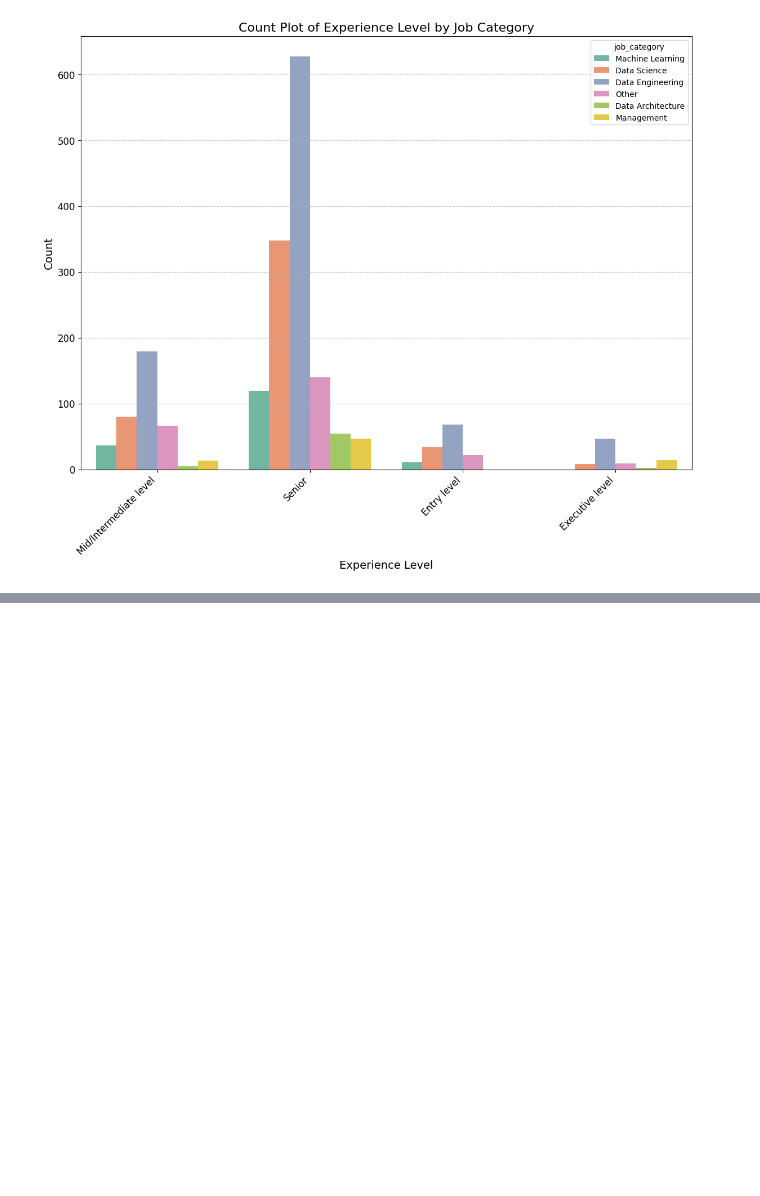
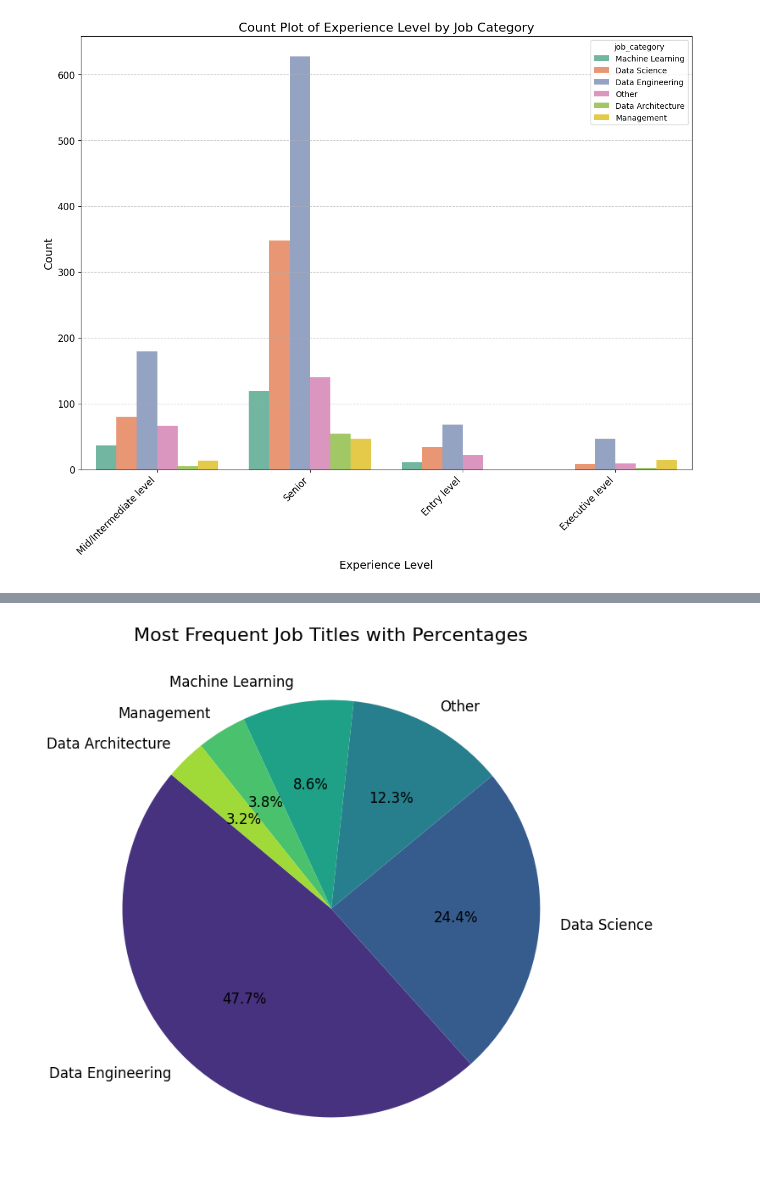
Before and after one commit to Raju-jrDev/Data-Science-job-analysis, a Jupyter notebook: main.ipynb, the cells around one changed output, grey strips where cells are left out. Cells and saved outputs as stored; diff of their text form; code cells hidden in the pictures; blank space fills up the shorter version.

```diff
--- a/main.ipynb
+++ b/main.ipynb
@@ -309,0 +355,30 @@ plt.show()
+# %%
+# Get the most frequent job titles
+most_frequent_job_titles = df['job_category'].value_counts().head(10)
+# most_frequent_job_titles = df['job_title'].value_counts().head(10) we can do for both
+
+
+# Calculate the percentage of each job title
+most_frequent_job_titles_percentage = most_frequent_job_titles / most_frequent_job_titles.sum() * 100
+
+# Plot the pie chart
+plt.figure(figsize=(12, 8))
+wedges, texts, autotexts = plt.pie(
+    most_frequent_job_titles_percentage,
+    labels=most_frequent_job_titles.index,
+    autopct='%1.1f%%',
+    startangle=140,
+    colors=sns.color_palette('viridis', len(most_frequent_job_titles))
+)
+
+# Add a title
+plt.title('Most Frequent Job Titles with Percentages', fontsize=16)
+
+# Adjust the text size
+for text in texts + autotexts:
+    text.set_fontsize(12)
+
+# Show the plot
+plt.show()
+# %% [output]
+[figure, added]
```
Also changed, not shown: parts of 5 cells of this notebook.
